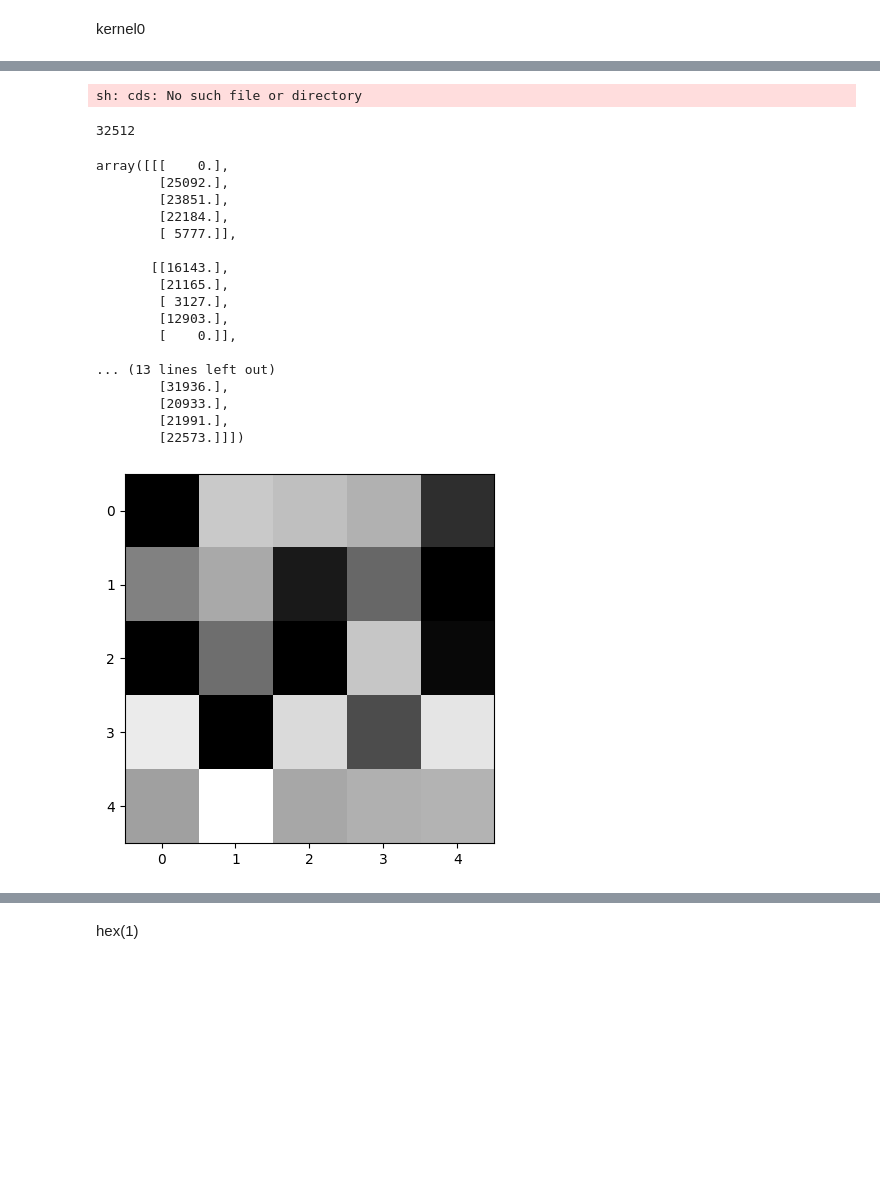
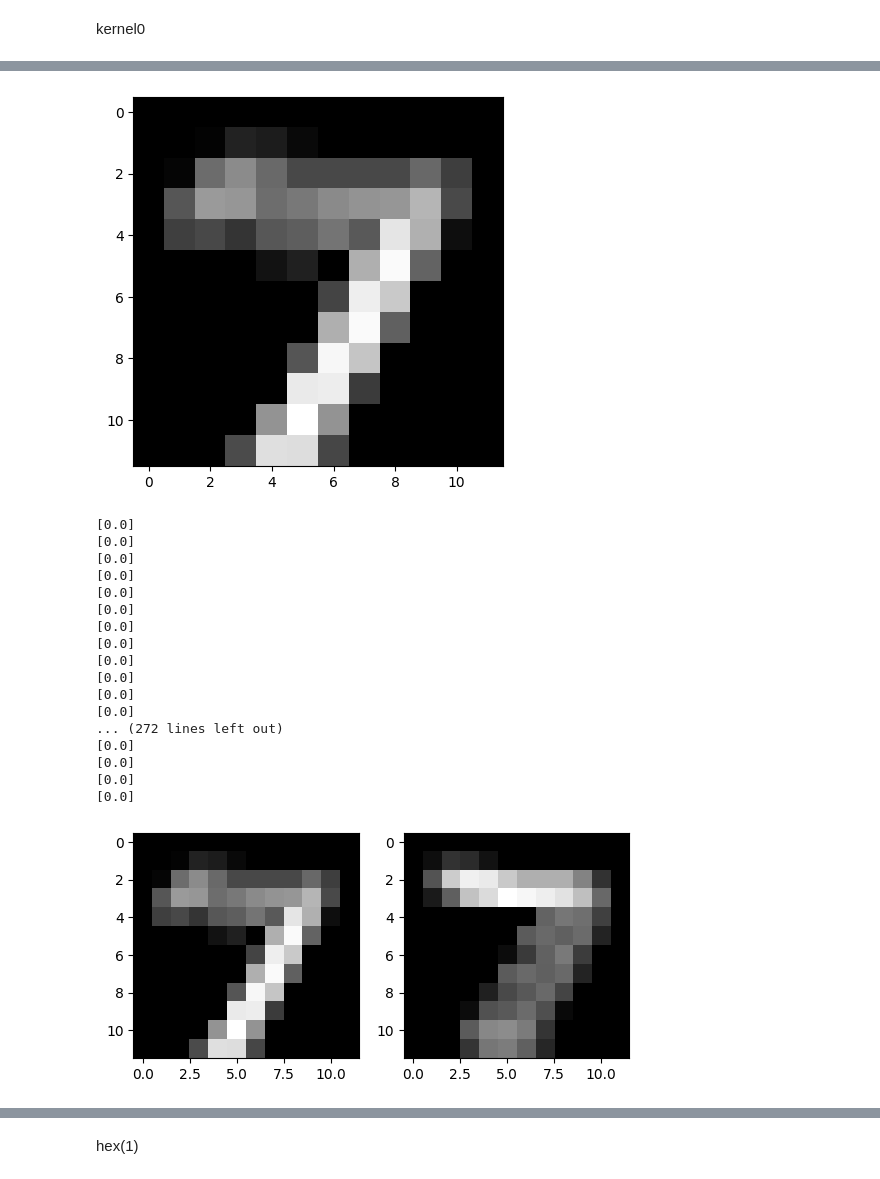
Before and after one commit to valmyr/ConvNetVerilog, a Jupyter notebook: Image.ipynb, the cells around one changed output, grey strips where cells are left out. Saved outputs shown, nothing was run; the diff lists cells and outputs as text; code cells hidden in the pictures; blank space fills up the shorter version.

```diff
--- a/Image.ipynb
+++ b/Image.ipynb
@@ -36,6 +40,6 @@ except:
 # %%
-nbits = 16
-point_fixed = 8
+nbits = 128
+point_fixed = 16
 # %%
 os.system("rm ./simulation/I.txt")
 # %% [output]
@@ -316,27 +370,28 @@ import_img(path_file=open('simulation/maxpooling1.txt'));
-# %%
-os.system("sh cds && sh runp.sh ")
-# os.system("sh runp.sh")
-# %% [output]
-sh: cds: No such file or directory
-32512
 # %%
-import_img(path_file=open('simulation/maxpoolingF1.txt'))
+import_img(path_file=open('simulation/maxpooling0.txt'));
 # %% [output]
-array([[[    0.],
-        [25092.],
-        [23851.],
-        [22184.],
-        [ 5777.]],
-
-       [[16143.],
-        [21165.],
-        [ 3127.],
-        [12903.],
-        [    0.]],
-
-... (13 lines left out)
-        [31936.],
-        [20933.],
-        [21991.],
-        [22573.]]])
-[figure, old version]
+[figure, new version]
+# %%
+plt.subplot(1,2,1)
+import_img2(path_file=open('simulation/maxpooling0.txt'));
+plt.subplot(1,2,2)
+import_img2(path_file=open('simulation/maxpooling1.txt'));
+# %% [output]
+[0.0]
+[0.0]
+[0.0]
+[0.0]
+[0.0]
+[0.0]
+[0.0]
+[0.0]
+[0.0]
+[0.0]
+[0.0]
+[0.0]
+... (272 lines left out)
+[0.0]
+[0.0]
+[0.0]
+[0.0]
+[figure, added]
```
Also changed, not shown: parts of 28 cells of this notebook, 39 other files.
